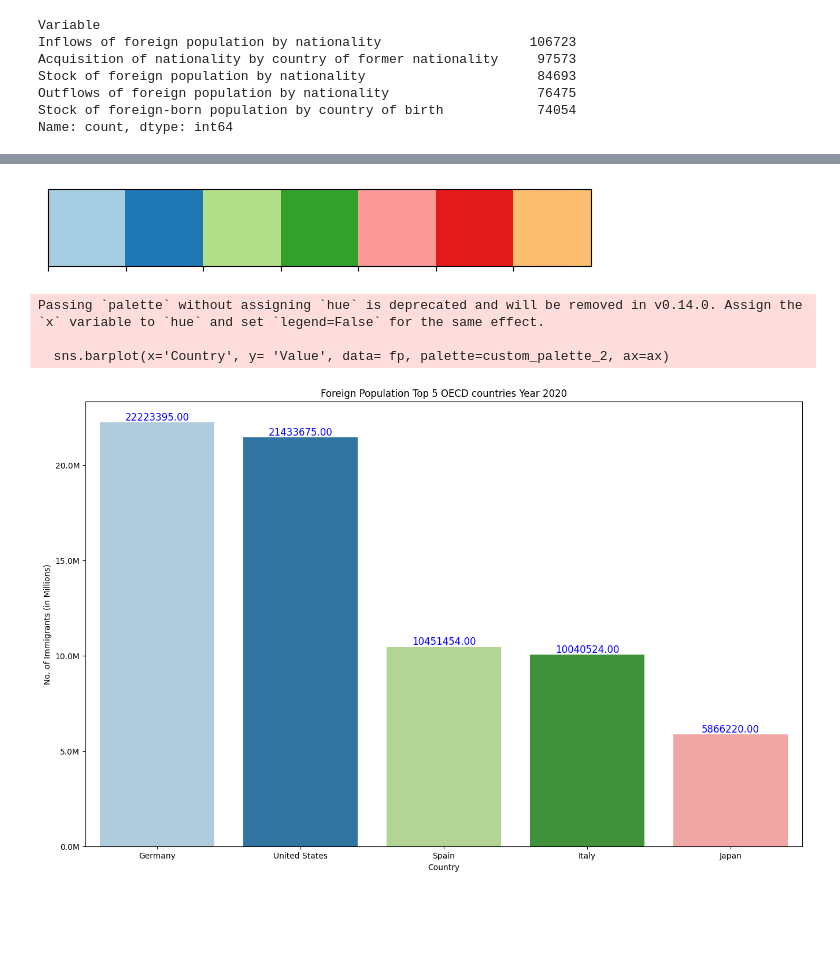
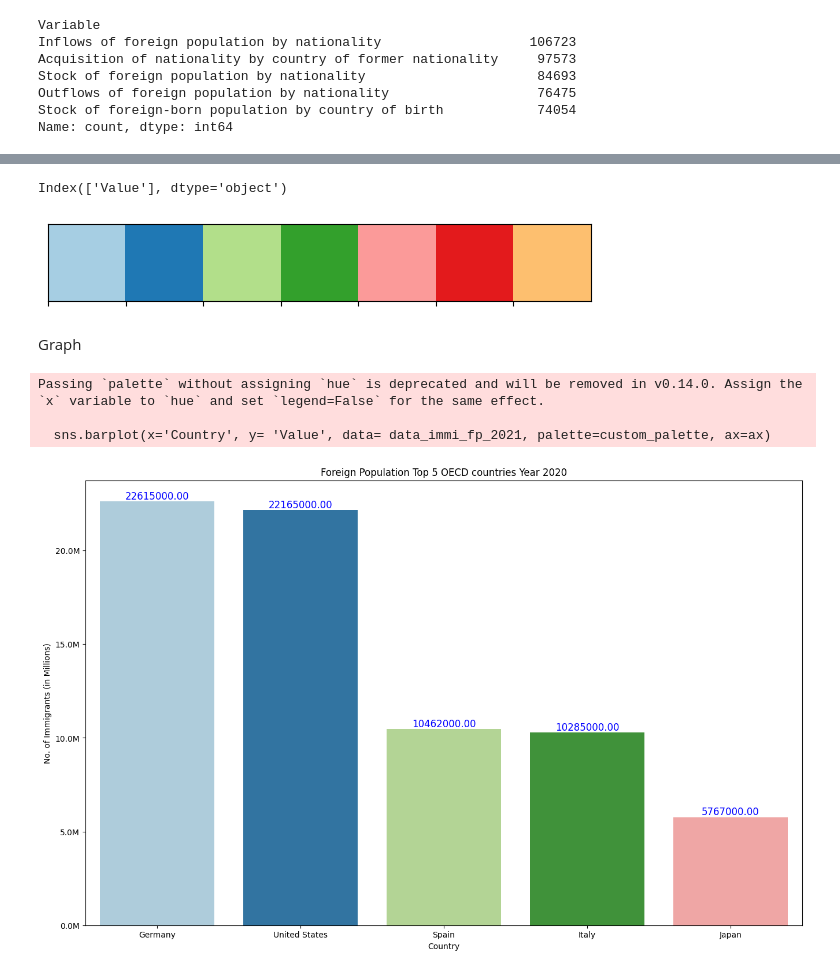
Before and after one commit to sergioabz/mid_project, a Jupyter notebook: notebooks/Analysis_midbootcamp_project.ipynb, the cells around one changed output, grey strips where cells are left out. Cells and saved outputs as stored; diff of their text form; code cells hidden in the pictures; blank space fills up the shorter version.

```diff
--- a/notebooks/Analysis_midbootcamp_project.ipynb
+++ b/notebooks/Analysis_midbootcamp_project.ipynb
@@ -128,10 +138,17 @@ max_immi2
 # %%
-def top_5(data, year= int):
+def top_5(data: pd.DataFrame, variable: str, year: int=2010)-> pd.DataFrame:
 
+    """"
+    This function inputs a data base, a year from 2010 until 20121, and variable = 'Inflows of foreign population by nationality', 'Acquisition of nationality by country of former nationality',
+    'Stock of foreign population by nationality', 'Outflows of foreign population by nationality', 'Stock of foreign-born population by country of birth'
+    Depending on Gender and the year selected the function returns a data frame
+    including the columns = 'Country', 'Year', and 'Value' corresponding to
+    every single country included in the data frame  and its total number of immigrants per year.
 
+    """
 
     immi = data.copy().set_index('Variable')
-    immi = immi.loc[['Inflows of foreign population by nationality']]
+    immi = immi.loc[[variable]]
     immi = immi[immi['Year'] == year]
 
 
@@ -1140,0 +951,3 @@ Index(['Value'], dtype='object')
+# %%
+data_immi_fp_2021 = top_5(data, 'Stock of foreign population by nationality', 2021)
+data_immi_fp_2021
@@ -1141,32 +963,40 @@ Index(['Value'], dtype='object')
+# %%
+data_immi_fp_2021.columns = data_immi_fp_2021.columns.droplevel(1)
+# %%
+data_immi_fp_2021.columns
+# %% [output]
+Index(['Value'], dtype='object')
 # %%
 custom_palette = sns.color_palette("Paired", 7)
 sns.palplot(custom_palette)
 # %% [output]
 [figure]
+# %% [markdown]
+Graph
 # %%
 import matplotlib.ticker as mtick
 
 # Function to format y-axis labels
 def millions(x, pos):
     return '%1.1fM' % (x * 1e-6)
 
 # Create a formatter
 formatter = mtick.FuncFormatter(millions)
 
 fig, ax = plt.subplots( figsize=(16,10))
-sns.barplot(x='Country', y= 'Value', data= fp, palette=custom_palette_2, ax=ax)
+sns.barplot(x='Country', y= 'Value', data= data_immi_fp_2021, palette=custom_palette, ax=ax)
 ax.yaxis.set_major_formatter(formatter)  # Use the formatter for the y-axis
 ax.set_xlabel("Country")
 ax.set_ylabel("No. of Immigrants (in Millions)")
 ax.set_title("Foreign Population Top 5 OECD countries Year 2020")
 
 for p in ax.patches:
     ax.text(p.get_x() + p.get_width()/2., p.get_height(), '{:.2f}'.format(p.get_height()),
             fontsize=12, color='blue', ha='center', va='bottom')
 
 plt.show()
 # %% [output]
 Passing `palette` without assigning `hue` is deprecated and will be removed in v0.14.0. Assign the `x` variable to `hue` and set `legend=False` for the same effect.
 
-  sns.barplot(x='Country', y= 'Value', data= fp, palette=custom_palette_2, ax=ax)
+  sns.barplot(x='Country', y= 'Value', data= data_immi_fp_2021, palette=custom_palette, ax=ax)
-[figure, old version]
+[figure, new version]
```
Also changed, not shown: parts of 121 cells of this notebook.
